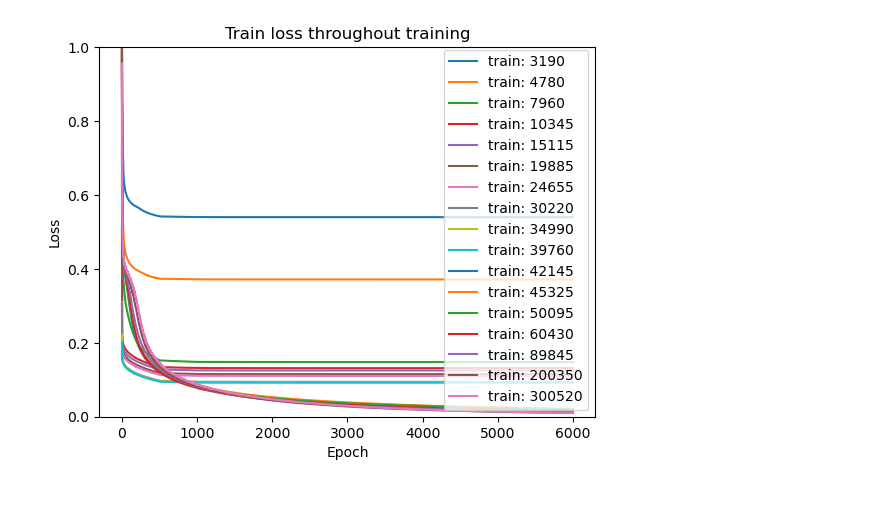
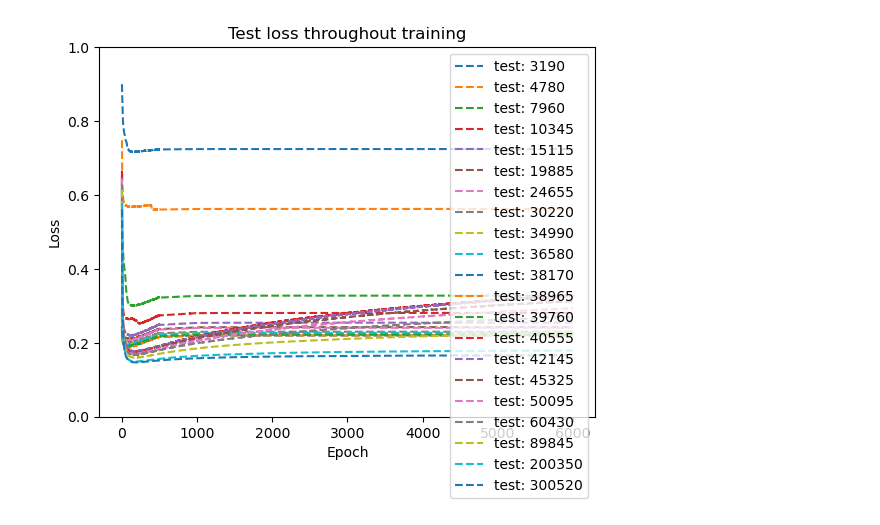
Before and after one commit to Dave69178/double_descent_reproduction, a Jupyter notebook: analysis.ipynb, the cells around one changed output. Cells and saved outputs as stored; diff of their text form; code cells hidden in the pictures; blank space fills up the shorter version.

Commit message:
Update analysis and add figures

```diff
--- a/analysis.ipynb
+++ b/analysis.ipynb
@@ -102,9 +102,11 @@ def plot_training_progression(model_metrics, num_hidden_units, plot_train=True,
 		ax.set_xlabel("Epoch")
 		ax.legend()
 # %%
-reuse_model_metrics, reuse_num_hidden_units = load_data("./models/weight_reuse/seed1/",
-                                            "./models/weight_reuse/seed2/",
-                                            "./models/weight_reuse/seed3/")
+reuse_model_metrics, reuse_num_hidden_units = load_data("./models/relu/weight_reuse/seed1/",
+                                            "./models/relu/weight_reuse/seed2/",
+                                            "./models/relu/weight_reuse/seed3/",
+                                            "./models/relu/weight_reuse/seed4/",
+                                            "./models/relu/weight_reuse/seed5/")
 # %%
 plot_train_and_test_losses(reuse_model_metrics, reuse_num_hidden_units, "MNIST (n=4000, d=784, K=10) - Weight Reuse")
 # %% [output]
@@ -121,4 +121,4 @@ plot_train_and_test_losses(no_reuse_model_metrics, no_reuse_num_hidden_units, "M
 # %%
-plot_training_progression(reuse_model_metrics, reuse_num_hidden_units, plot_train=True, plot_test=False)
+plot_training_progression(reuse_model_metrics, reuse_num_hidden_units, plot_train=False, plot_test=True)
 # %% [output]
-[figure, old version]
+[figure, new version]
```
Also changed, not shown: parts of 4 cells of this notebook, 2 other files.
